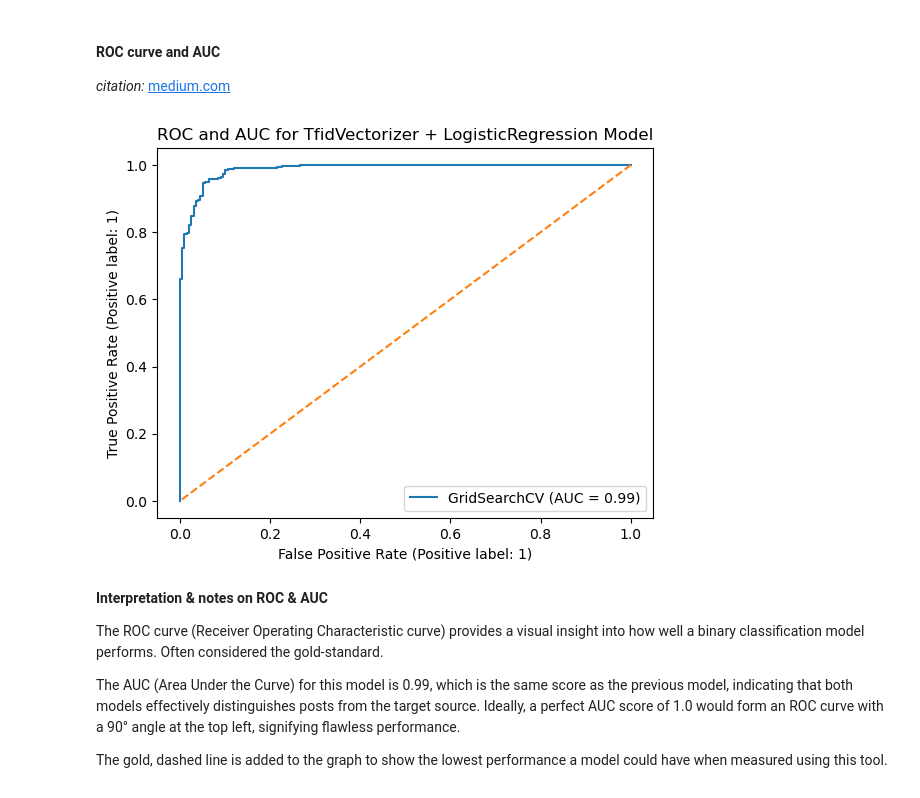
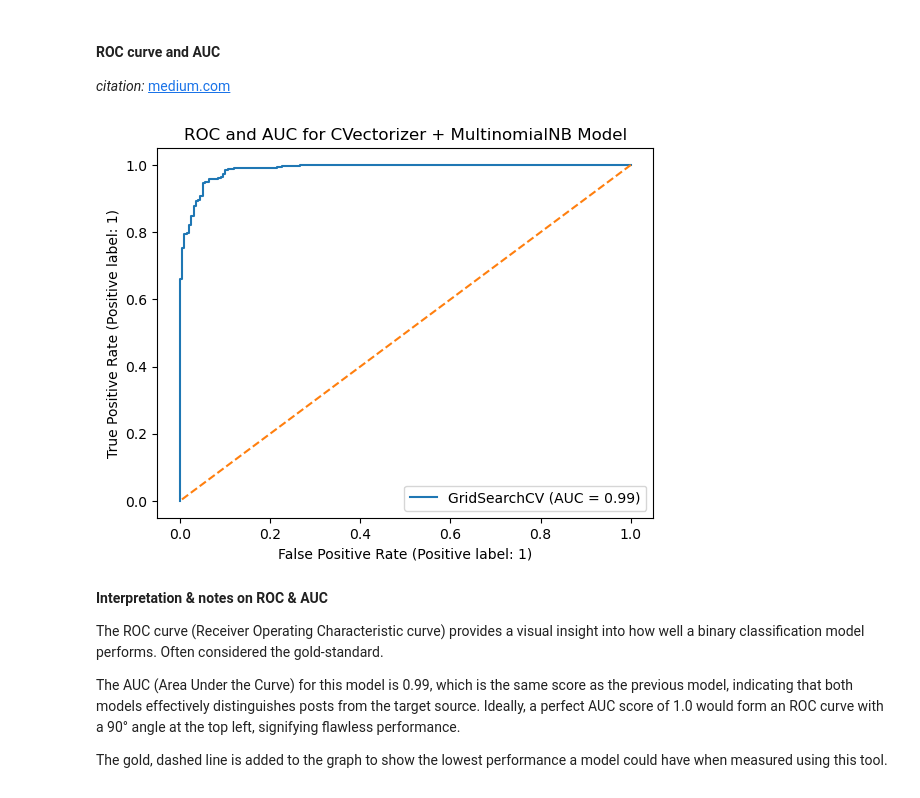
Before and after one commit to MartaFuentesF/NLP_classification_reddit_posts, a Jupyter notebook: 04_Modeling_and_evaluation_tfid_lr.ipynb, the cells around one changed output. Cells and saved outputs as stored; diff of their text form; code cells hidden in the pictures.

```diff
--- a/04_Modeling_and_evaluation_tfid_lr.ipynb
+++ b/04_Modeling_and_evaluation_tfid_lr.ipynb
@@ -236,13 +237,13 @@ Another important metric is the AUC for the ROC curve. I will calculate those be
 # %%
 RocCurveDisplay.from_estimator(gs_tvec, X_test, y_test);
 
-plt.title('ROC and AUC for TfidVectorizer + LogisticRegression Model')
+plt.title('ROC and AUC for CVectorizer + MultinomialNB Model')
 plt.plot([1,0], [1,0], linestyle = '--')
 
 # Saving Figure to Images folder
 plt.savefig('./Images/roc_auc_cvec_lr')
 # %% [output]
-[figure, old version]
+[figure, new version]
 # %% [markdown]
 **Interpretation & notes on ROC & AUC**
 
```
Also changed, not shown: parts of 12 cells of this notebook, 2 other files.
